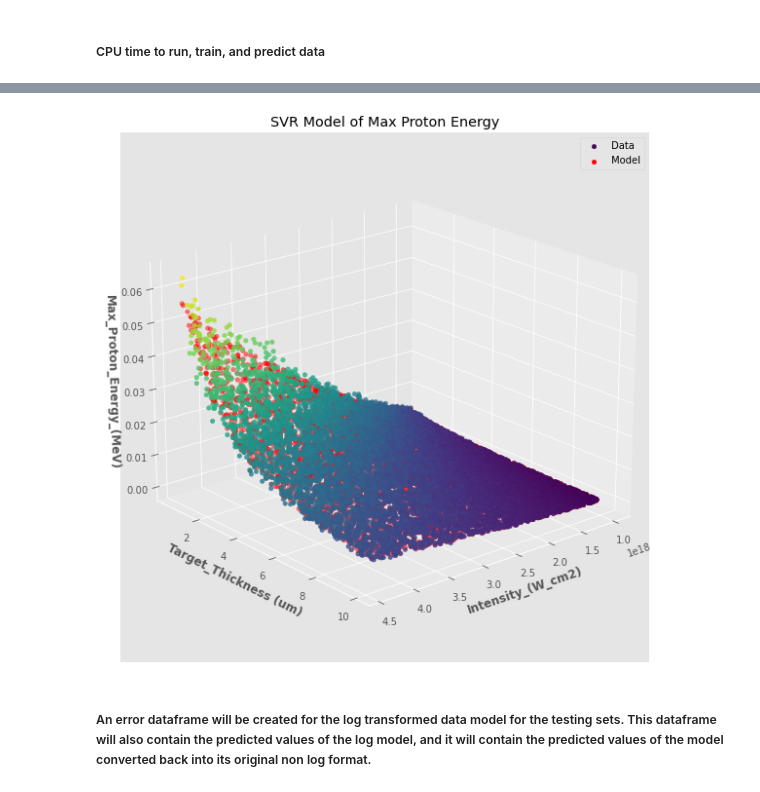
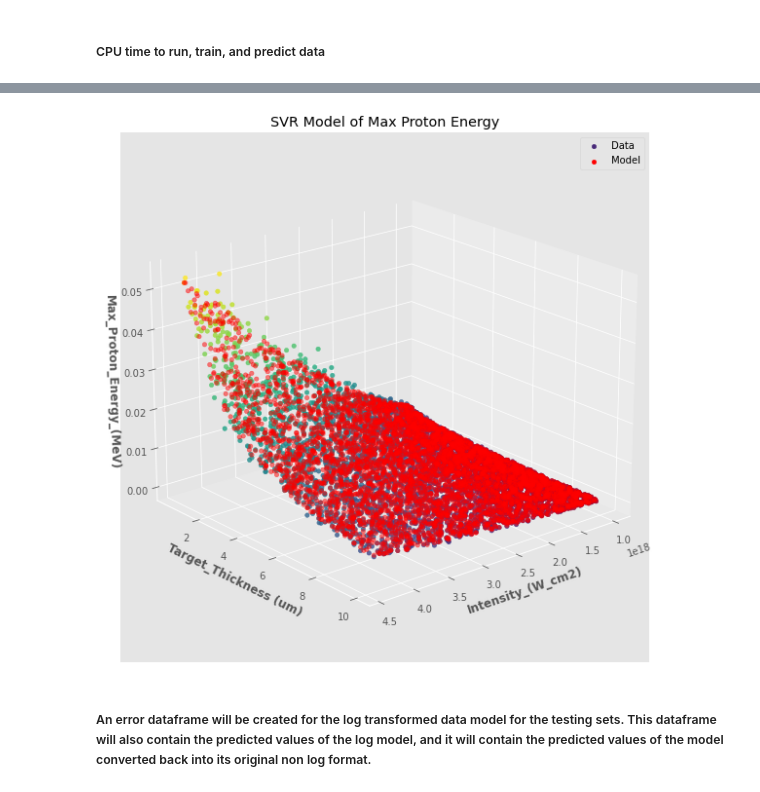
Before and after one commit to pedrog96/vanilla-latte, a Jupyter notebook: support vector regression with noise/10 percent/SVR With .10 Noise.ipynb, the cells around one changed output, grey strips where cells are left out. Drawn from its saved outputs; the diff is of its cells as text; code cells hidden in the pictures.

```diff
--- a/support vector regression with noise/10 percent/SVR With .10 Noise.ipynb
+++ b/support vector regression with noise/10 percent/SVR With .10 Noise.ipynb
@@ -58,7 +58,7 @@ df = df[df[outputs[0]] > 0]
 # %% [markdown]
 ##### The train and split sets will also be created here for df.
 # %%
-X_train, X_test, y_train, y_test = train_test_split(df[[inputs[0], inputs[3]]], df[outputs[0]], test_size=0.90, random_state=0)
+X_train, X_test, y_train, y_test = train_test_split(df[[inputs[0], inputs[3]]], df[outputs[0]], test_size=0.95, random_state=6991)
 # %% [markdown]
 ##### Normalizing the data
 # %%
@@ -112,7 +112,7 @@ plt.show()
 # %%
 start_time = time.process_time()
 # %%
-svr_poly = SVR(kernel="poly", C=200, gamma="auto", degree=3, epsilon=0.0001, coef0=.3)
+svr_poly = SVR(kernel="rbf", C=100, gamma="scale", degree=3, epsilon=0.0001, coef0=.3)
 # svr_poly = LinearSVR(epsilon=0.45,
 #                      tol=0.0001,
 #                      C=1.0,
@@ -131,2 +131,2 @@ SVR(C=200, coef0=0.3, epsilon=0.0001, gamma='auto', kernel='poly')
 # %%
-np.exp(svr_poly.predict(X_train_norm))
+my_pred = np.exp(svr_poly.predict(X_train_norm))
@@ -144,31 +141,31 @@ The CPU time for this model to run is 180.602206 seconds.
 # %%
 fig2 = plt.figure(figsize=(10, 10))
 ax = fig2.add_subplot(projection='3d')
 ax.scatter(X_train[inputs[0]],
            X_train[inputs[3]],
            y_train,
            c = np.sqrt(y_train),
            alpha = .8,
            label= 'Data')
 ax.scatter(X_train[inputs[0]],
            X_train[inputs[3]],
-           np.exp(svr_poly.predict(X_train_norm)),
+           my_pred,
            c = 'red',
            alpha= .5,
            label= 'Model')
 ax.set_title('SVR Model of Max Proton Energy')
 ax.set_xlabel(f'{inputs[0]}', fontweight ='bold')
 ax.set_ylabel(f'{inputs[3]}', fontweight ='bold')
 ax.set_zlabel(f'{outputs[0]}', fontweight ='bold')
 ax.view_init(20, 50)
 plt.legend(loc="upper right")
 ax = plt.gca()
 leg = ax.get_legend()
 leg.legendHandles[1].set_alpha(1)
 leg.legendHandles[0].set_alpha(1)
 plt.show()
 # %% [output]
-[figure, old version]
+[figure, new version]
 # %% [markdown]
 ##### An error dataframe will be created for the log transformed data model for the testing sets. This dataframe will also contain the predicted values of the log model, and it will contain the predicted values of the model converted back into its original non log format.
 # %%
```
Also changed, not shown: parts of 14 cells of this notebook.
